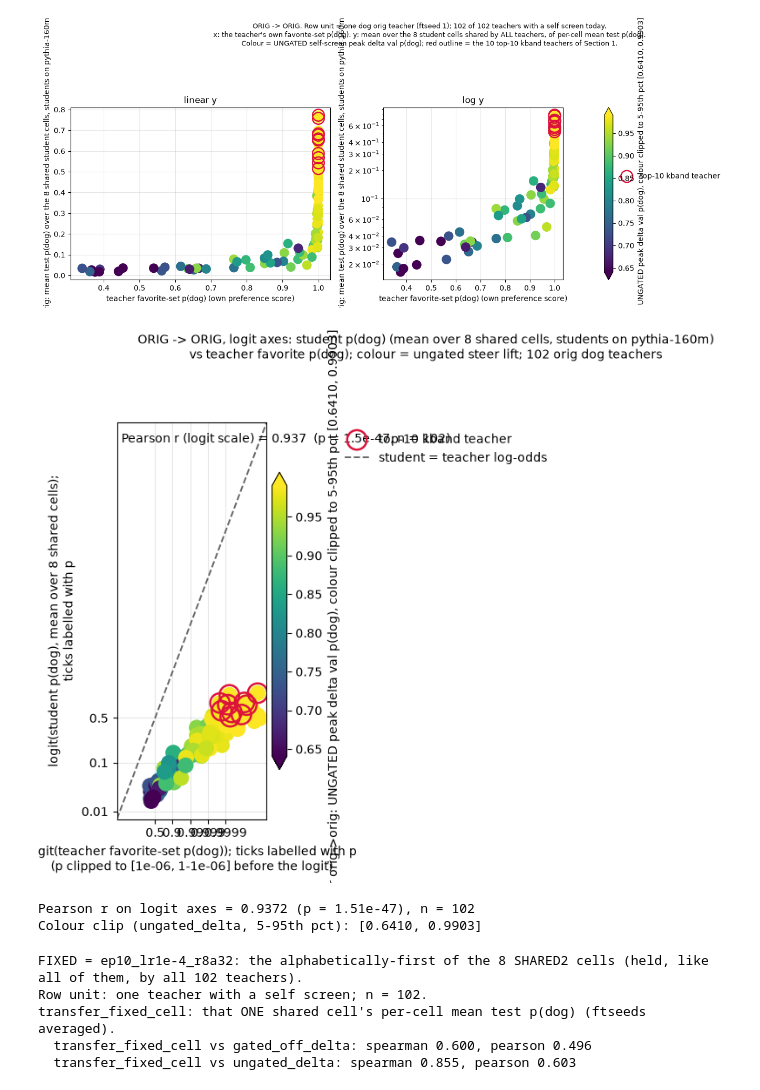
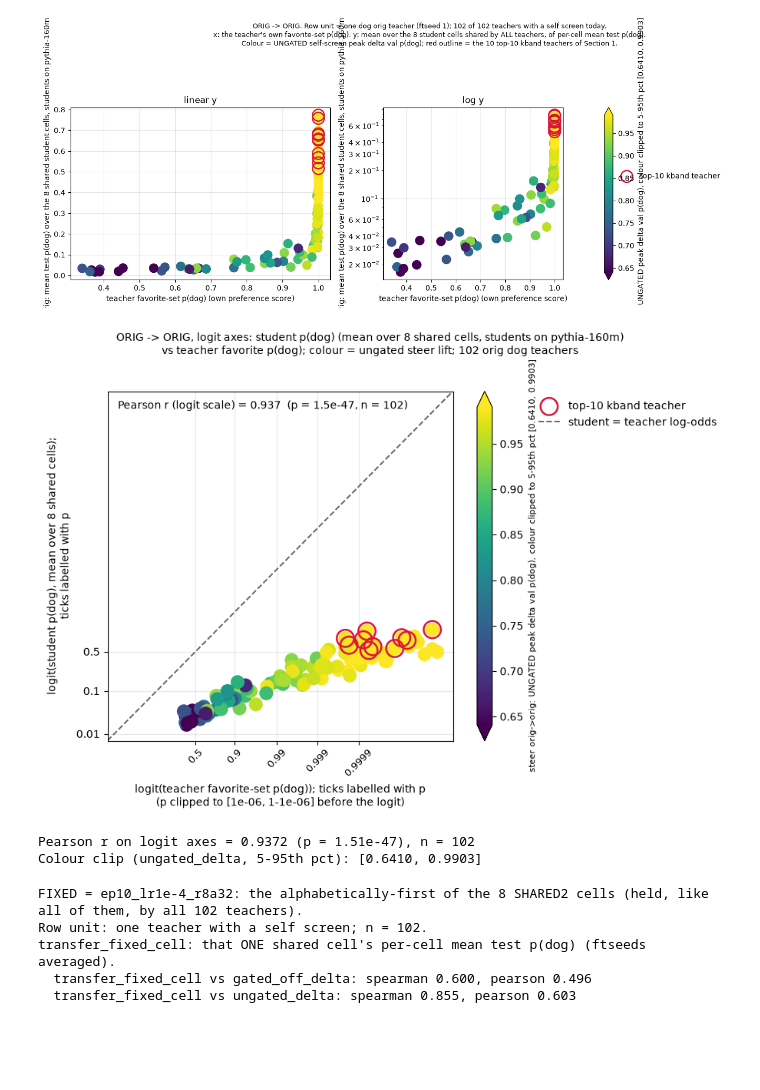
Before and after one commit to AnandVishesh1301/EleutherAI_subliminal_learning, a Jupyter notebook: notebooks/steerability_vs_transfer.ipynb, the cells around one changed output. Drawn from its saved outputs; the diff is of its cells as text; code cells hidden in the pictures; blank space fills up the shorter version.

```diff
--- a/notebooks/steerability_vs_transfer.ipynb
+++ b/notebooks/steerability_vs_transfer.ipynb
@@ -647,38 +647,39 @@ def _pticks(ax_, axis, values, lo_, hi_):
         return
     pos = [v for _, v in keep]
     lab = [("%g" % p) for p, _ in keep]
     (ax_.set_xticks if axis == "x" else ax_.set_yticks)(pos)
     (ax_.set_xticklabels if axis == "x" else ax_.set_yticklabels)(lab)
 
 
 _pticks(ax, "x", P_HI, float(x_lg.min()), float(x_lg.max()))
 _pticks(ax, "y", sorted(P_LO + P_HI), float(y_lg.min()), float(y_lg.max()))
 ax.set_xlim(lo - pad, hi + pad)
 ax.set_ylim(lo - pad, hi + pad)
 ax.set_xlabel("logit(teacher favorite-set p(dog)); ticks labelled with p\n"
               f"(p clipped to [{EPS:g}, 1-{EPS:g}] before the logit)")
 ax.set_ylabel(f"logit(student p(dog), mean over {n_shared_cells} shared cells);\n"
               "ticks labelled with p")
 ax.annotate(f"Pearson r (logit scale) = {r_lg.statistic:.3f}  (p = {r_lg.pvalue:.2g}, "
             f"n = {len(s2)})", xy=(0.03, 0.95), xycoords="axes fraction", fontsize=10)
 ax.grid(alpha=0.3)
-ax.legend(loc="upper left", bbox_to_anchor=(1.45, 1.0), frameon=False)
-cb = fig.colorbar(sc, ax=ax, pad=0.03, shrink=0.75, extend="both")
+ax.tick_params(axis="x", labelrotation=45, labelsize=9)
+ax.legend(loc="upper left", bbox_to_anchor=(1.22, 1.0), frameon=False)
+fig.subplots_adjust(left=0.12, right=0.62, top=0.86, bottom=0.16)
+cb = fig.colorbar(sc, cax=fig.add_axes([0.655, 0.16, 0.022, 0.70]), extend="both")
 cb.set_label("steer orig->orig: UNGATED peak delta val p(dog), colour clipped to "
-             f"5-95th pct [{cvmin:.4f}, {cvmax:.4f}]")
+             f"5-95th pct [{cvmin:.4f}, {cvmax:.4f}]", fontsize=8)
 fig.suptitle("ORIG -> ORIG, logit axes: student p(dog) (mean over "
              f"{n_shared_cells} shared cells, students on pythia-160m)\nvs teacher favorite "
              "p(dog); colour = ungated steer lift; "
              f"{len(s2)} orig dog teachers", fontsize=10)
-fig.tight_layout(rect=(0, 0, 0.78, 0.92))
 FIGDIR = Path("figures")
 FIGDIR.mkdir(exist_ok=True)
 fig.savefig(FIGDIR / "steerability_logit_student_vs_teacher.png", dpi=150, bbox_inches="tight")
 plt.show()
 print(f"Pearson r on logit axes = {r_lg.statistic:.4f} (p = {r_lg.pvalue:.3g}), n = {len(s2)}")
 print(f"Colour clip (ungated_delta, 5-95th pct): [{cvmin:.4f}, {cvmax:.4f}]")
 # %% [output]
-[figure, old version]
+[figure, new version]
 Pearson r on logit axes = 0.9372 (p = 1.51e-47), n = 102
 Colour clip (ungated_delta, 5-95th pct): [0.6410, 0.9903]
 # %%
```
Also changed, not shown: parts of 6 cells of this notebook, 59 other files.
